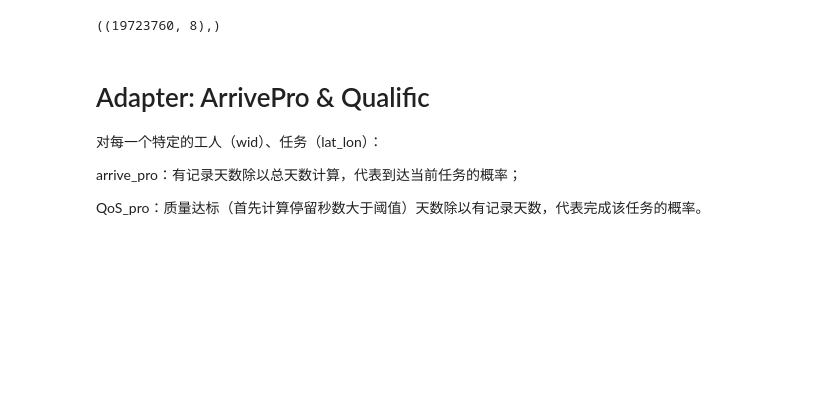
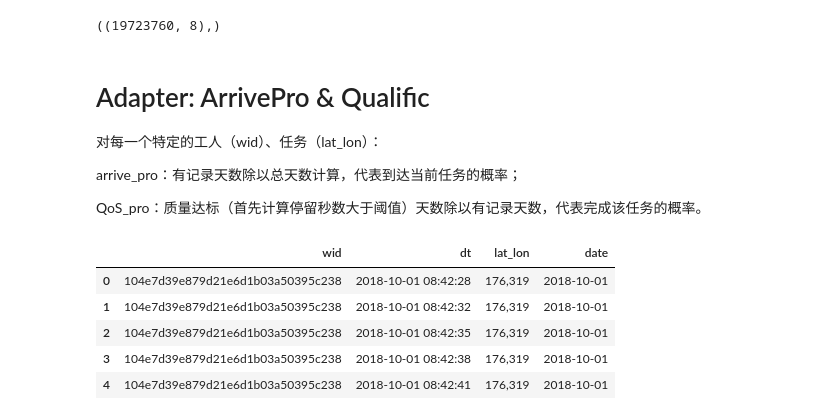
Before and after one commit to DURUII/Gaia-Explorer, a Jupyter notebook: main.ipynb, the cells around one changed output. Cells and saved outputs as stored; diff of their text form; code cells hidden in the pictures; blank space fills up the shorter version.

```diff
--- a/main.ipynb
+++ b/main.ipynb
@@ -386,4 +386,22 @@ ddf_final.head()
 arrive_pro：有记录天数除以总天数计算，代表到达当前任务的概率；
 
 QoS_pro：质量达标（首先计算停留秒数大于阈值）天数除以有记录天数，代表完成该任务的概率。
+# %%
+output_final_csv = os.path.join(dataset, 'final', 'ddf_final.csv')
+ddf_final['date'] = ddf_final['dt'].dt.date
+
+if not os.path.exists(output_final_csv):
+    ddf_final.drop(columns=['oid', 'lon', 'lat', 'lon_index', 'lat_index']
+              ).to_csv(output_final_csv, single_file=True, index=False)
+
+df_final = dd.read_csv(output_final_csv)
+df_final['dt']=dd.to_datetime(df_final['dt'])
+df_final.head()
+# %% [output]
+|  | wid | dt | lat_lon | date |
+| 0 | 104e7d39e879d21e6d1b03a50395c238 | 2018-10-01 08:42:28 | 176,319 | 2018-10-01 |
+| 1 | 104e7d39e879d21e6d1b03a50395c238 | 2018-10-01 08:42:32 | 176,319 | 2018-10-01 |
+| 2 | 104e7d39e879d21e6d1b03a50395c238 | 2018-10-01 08:42:35 | 176,319 | 2018-10-01 |
+| 3 | 104e7d39e879d21e6d1b03a50395c238 | 2018-10-01 08:42:38 | 176,319 | 2018-10-01 |
+| 4 | 104e7d39e879d21e6d1b03a50395c238 | 2018-10-01 08:42:41 | 176,319 | 2018-10-01 |
 # %%
```
Also changed, not shown: parts of 1 cell of this notebook.
